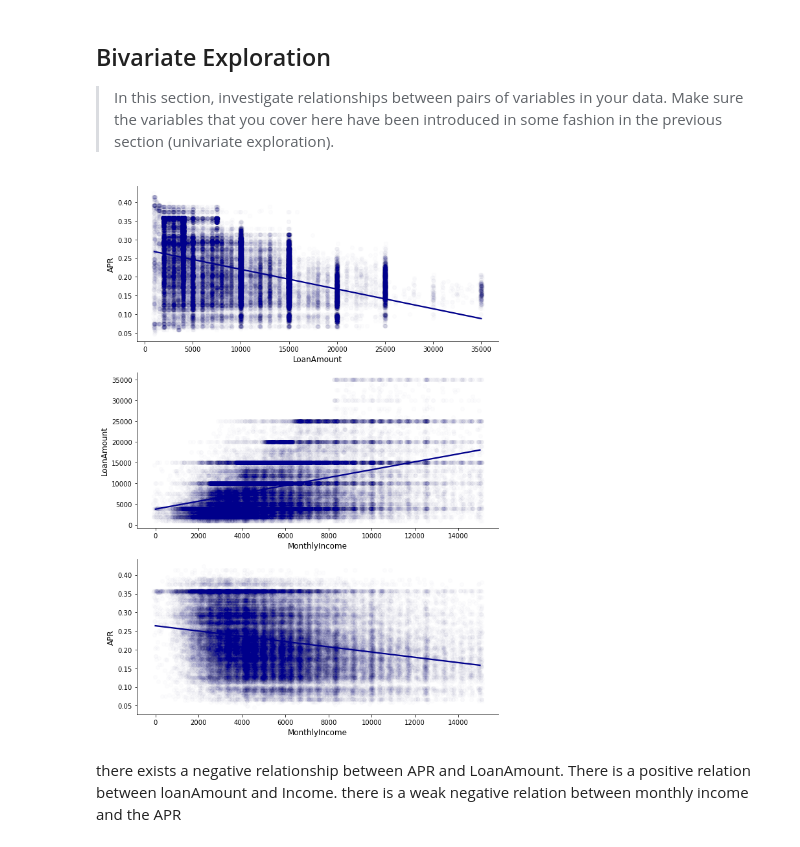
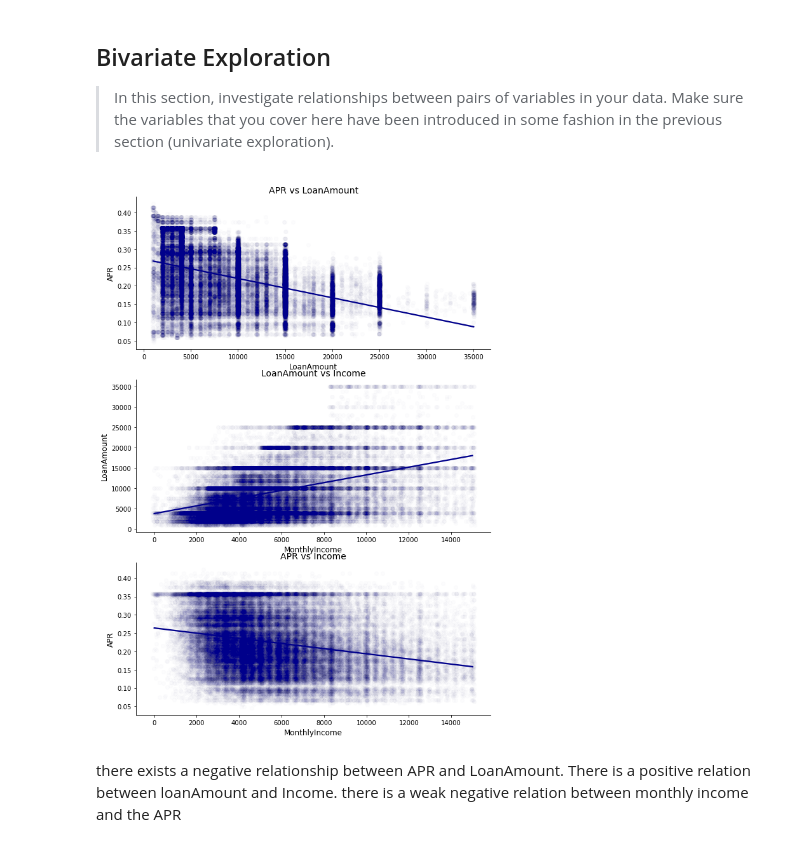
Before and after one commit to YahiaAbusaif/-Data-Analysis-advanced-Track, a Jupyter notebook: project 3/exploration.ipynb, the cells around one changed output. Drawn from its saved outputs; the diff is of its cells as text; code cells hidden in the pictures.

```diff
--- a/project 3/exploration.ipynb
+++ b/project 3/exploration.ipynb
@@ -336,29 +326,29 @@ fashion in the previous section (univariate exploration).
 # %%
 plt.figure(figsize=(10,15))
 plt.subplot(3,1,1)
 sb.regplot(data=df, x='LoanOriginalAmount', y='BorrowerAPR', color='darkblue', x_jitter=100,
           scatter_kws={'alpha':0.01}, fit_reg=True)
-#plt.title('APR vs LoanAmount', fontsize=14)
+plt.title('APR vs LoanAmount', fontsize=14)
 plt.xlabel('LoanAmount', fontsize=12)
 plt.ylabel('APR', fontsize=12);
 
 plt.subplot(3,1,2)
 sb.regplot(data=df, x='StatedMonthlyIncome', y='LoanOriginalAmount', color='darkblue', x_jitter=100,
           scatter_kws={'alpha':0.01}, fit_reg=True)
-#plt.title('LoanAmount vs Income', fontsize=14)
+plt.title('LoanAmount vs Income', fontsize=14)
 plt.xlabel('MonthlyIncome', fontsize=12)
 plt.ylabel('LoanAmount', fontsize=12);
 sb.despine()
 
 plt.subplot(3,1,3)
 sb.regplot(data=df, x='StatedMonthlyIncome', y='BorrowerAPR', color='darkblue', x_jitter=100,
           scatter_kws={'alpha':0.01}, fit_reg=True)
-#plt.title('APR vs Income', fontsize=14)
+plt.title('APR vs Income', fontsize=14)
 plt.xlabel('MonthlyIncome', fontsize=12)
 plt.ylabel('APR', fontsize=12);
 sb.despine()
 # %% [output]
-[figure, old version]
+[figure, new version]
 # %% [markdown]
 there exists a negative relationship between APR and LoanAmount.
 There is a positive relation between loanAmount and Income.
```
Also changed, not shown: parts of 8 cells of this notebook, 2 other files.
